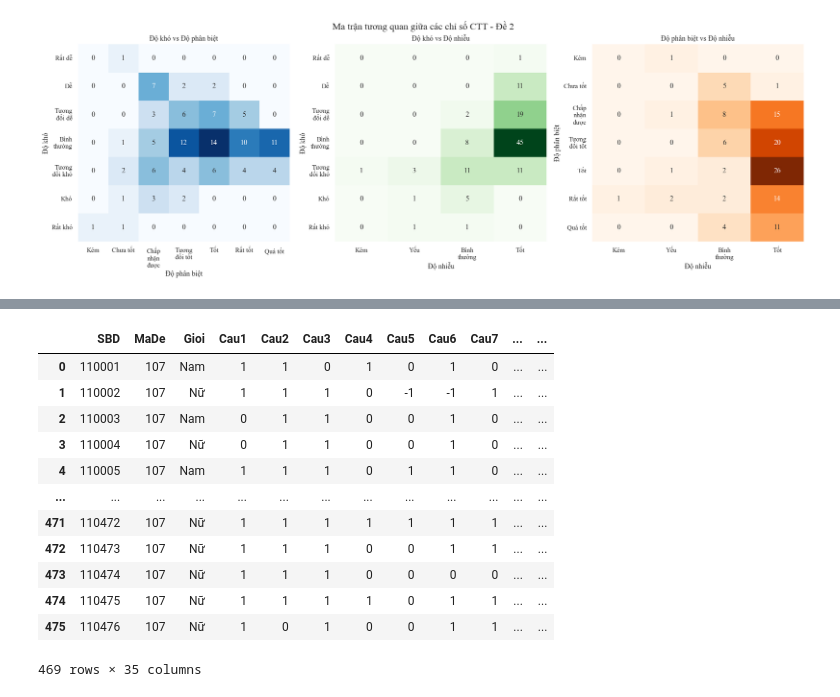
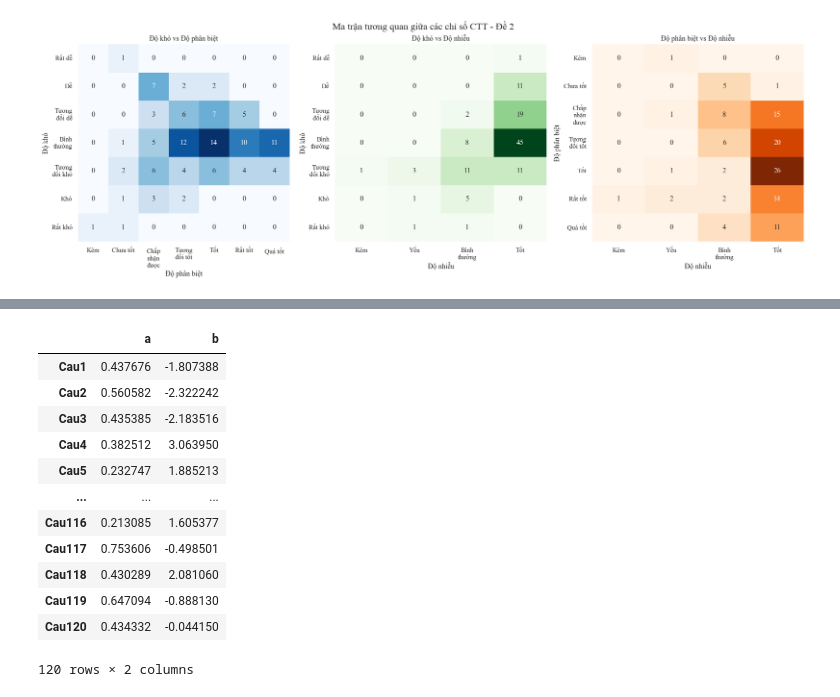
Before and after one commit to DuongThai2712/item-analysis-and-mmle-irt, a Jupyter notebook: main.ipynb, the cells around one changed output, grey strips where cells are left out. Saved outputs shown, nothing was run; the diff lists cells and outputs as text; code cells hidden in the pictures.

```diff
--- a/main.ipynb
+++ b/main.ipynb
@@ -728,7 +708,6 @@ def run_irt_series(series_list, a_init_all, b_init_all):
         # Chỉ lấy dữ liệu hợp lệ để chạy IRT (bỏ qua các trường hợp đúng/sai hết)
         df_valid = df[valid_mask]
         U = df_valid.drop(columns=['SBD', 'MaDe', 'Gioi', 'Raw', 'Null']).to_numpy()
-        print( df_valid.drop(columns=['SBD', 'MaDe', 'Gioi', 'Raw', 'Null']).columns)
 
         a_init = a_init_all.iloc[end_idx-30:end_idx]
         b_init = b_init_all.iloc[end_idx-30:end_idx]
@@ -751,7 +730,7 @@ def run_irt_series(series_list, a_init_all, b_init_all):
         theta[df["Raw"] == 30] = 6
 
         # Gán theta vào DataFrame
-        series_list["Theta"] = theta
+        df_original["Theta"] = theta
 
         a_est_all.extend(a_est)
         b_est_all.extend(b_est)
@@ -807,16 +757,23 @@ a_est_1[90:120]
+# %%
+item_irt_1 = pd.DataFrame({
+    'a': a_est_1,
+    'b': b_est_1}, index=nhieu_1.index)
+item_irt_2 = pd.DataFrame({
+    'a': a_est_2,
+    'b': b_est_2}, index=nhieu_2.index)
 # %%
-df_TV1
+item_irt_1
 # %% [output]
-|  | SBD | MaDe | Gioi | Cau1 | Cau2 | Cau3 | Cau4 | Cau5 | Cau6 | Cau7 | ... | ... |
-| 0 | 110001 | 107 | Nam | 1 | 1 | 0 | 1 | 0 | 1 | 0 | ... | ... |
-| 1 | 110002 | 107 | Nữ | 1 | 1 | 1 | 0 | -1 | -1 | 1 | ... | ... |
-| 2 | 110003 | 107 | Nam | 0 | 1 | 1 | 0 | 0 | 1 | 0 | ... | ... |
-| 3 | 110004 | 107 | Nữ | 0 | 1 | 1 | 0 | 0 | 1 | 0 | ... | ... |
-| 4 | 110005 | 107 | Nam | 1 | 1 | 1 | 0 | 1 | 1 | 0 | ... | ... |
-| ... | ... | ... | ... | ... | ... | ... | ... | ... | ... | ... | ... | ... |
-| 471 | 110472 | 107 | Nữ | 1 | 1 | 1 | 1 | 1 | 1 | 1 | ... | ... |
-| 472 | 110473 | 107 | Nữ | 1 | 1 | 1 | 0 | 0 | 1 | 1 | ... | ... |
-| 473 | 110474 | 107 | Nữ | 1 | 1 | 1 | 0 | 0 | 0 | 0 | ... | ... |
-| 474 | 110475 | 107 | Nữ | 1 | 1 | 1 | 1 | 0 | 1 | 1 | ... | ... |
-| 475 | 110476 | 107 | Nữ | 1 | 0 | 1 | 0 | 0 | 1 | 1 | ... | ... |
+|  | a | b |
+| Cau1 | 0.437676 | -1.807388 |
+| Cau2 | 0.560582 | -2.322242 |
+| Cau3 | 0.435385 | -2.183516 |
+| Cau4 | 0.382512 | 3.063950 |
+| Cau5 | 0.232747 | 1.885213 |
+| ... | ... | ... |
+| Cau116 | 0.213085 | 1.605377 |
+| Cau117 | 0.753606 | -0.498501 |
+| Cau118 | 0.430289 | 2.081060 |
+| Cau119 | 0.647094 | -0.888130 |
+| Cau120 | 0.434332 | -0.044150 |
-469 rows × 35 columns
+120 rows × 2 columns
```
Also changed, not shown: parts of 10 cells of this notebook, 2 other files.
